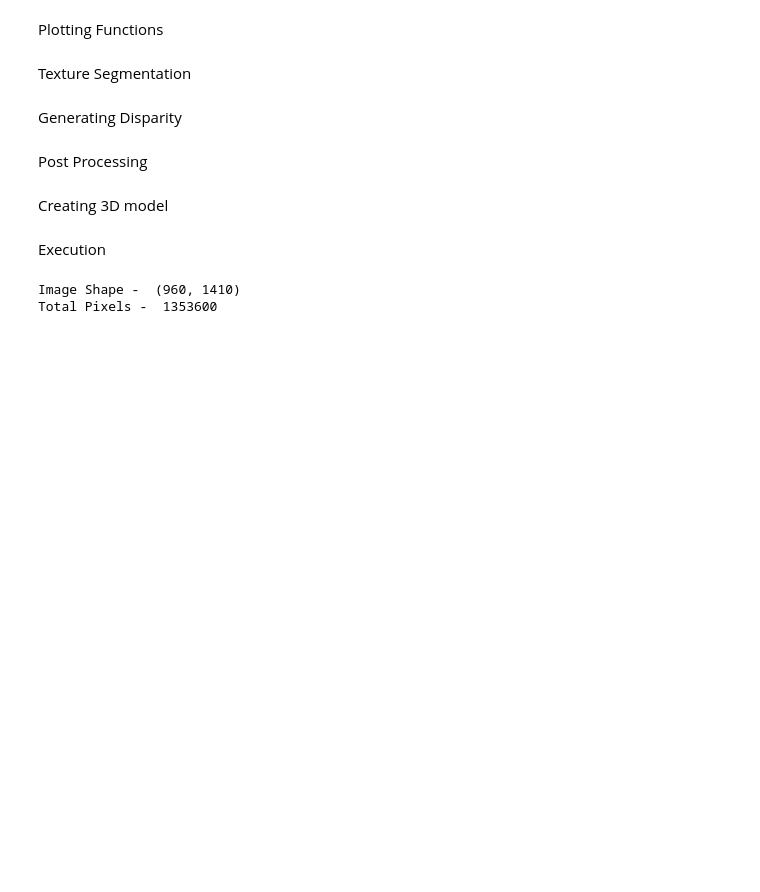
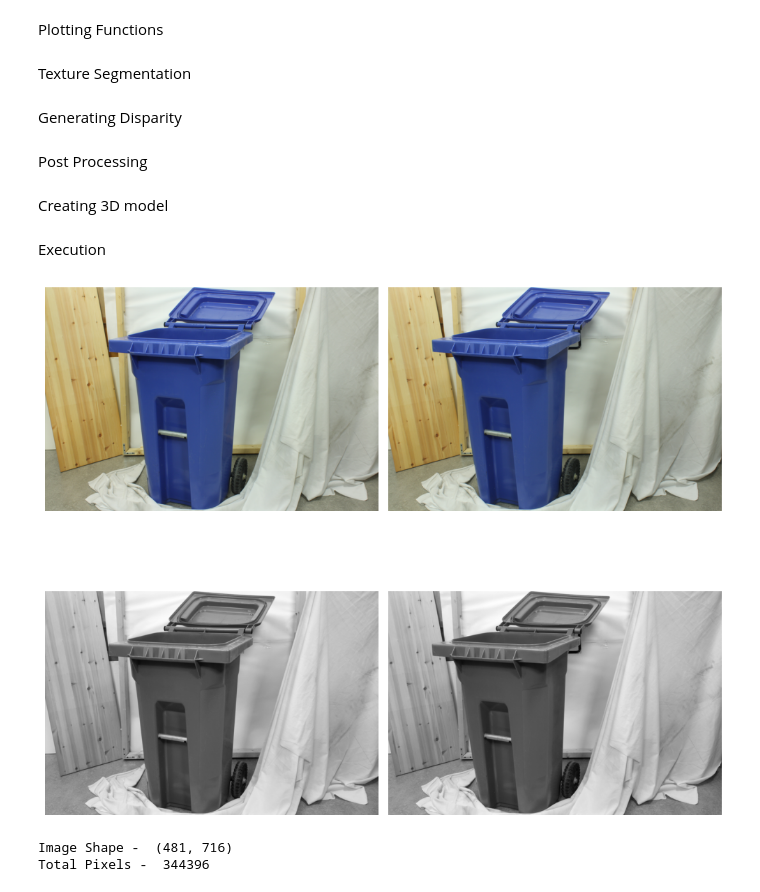
Before and after one commit to Blaze-Leo/Stereo-Reconstruction, a Jupyter notebook: Code/stereo-vision/Render_Depth.ipynb, the cells around one changed output. Cells and saved outputs as stored; diff of their text form; code cells hidden in the pictures; blank space fills up the shorter version.

```diff
--- a/Code/stereo-vision/Render_Depth.ipynb
+++ b/Code/stereo-vision/Render_Depth.ipynb
@@ -25,7 +21,7 @@ File Paths
 org_path="/mnt/Personal/Projects/Depth_Reconstruction/Test_Folder/stereo_test/"
 # org_path="G:/Projects/Depth_Reconstruction/Test_Folder/stereo_test/"
 
-object_name="Piano"
+object_name="Recycle"
 
 test_input_path=org_path+"test_images/"+object_name+"/"
 test_output_path=org_path+"test_outputs/"
@@ -569,27 +565,29 @@ Execution
 # %%
 image_array_l = load_image_to_rgb(left_path)
 image_array_r = load_image_to_rgb(right_path)
 calib_dict = load_calibration(calib_path)
 
 
-resize_scale = 0.5
+resize_scale = 0.25
 
 rgb_l = resize_image_array(image_array_l,resize_scale)
 rgb_r = resize_image_array(image_array_r,resize_scale)
 
 # maximum colour density is now 1020
 
 gray_array_l = rgb_to_mono(rgb_l)
 gray_array_r = rgb_to_mono(rgb_r)
 
 display_2x2_grid([rgb_l,rgb_r,gray_array_l,gray_array_r])
+# %% [output]
+[figure, added]
 # %%
 
 print("Image Shape - ",gray_array_l.shape)
 print("Total Pixels - ",(gray_array_l.shape[0]*gray_array_l.shape[1]))
 # %% [output]
-Image Shape -  (960, 1410)
-Total Pixels -  1353600
+Image Shape -  (481, 716)
+Total Pixels -  344396
 # %%
 texture,texture_dict = texture_segmentation(gray_array_l,20)
 
```
Also changed, not shown: parts of 5 cells of this notebook, 3 other files.
